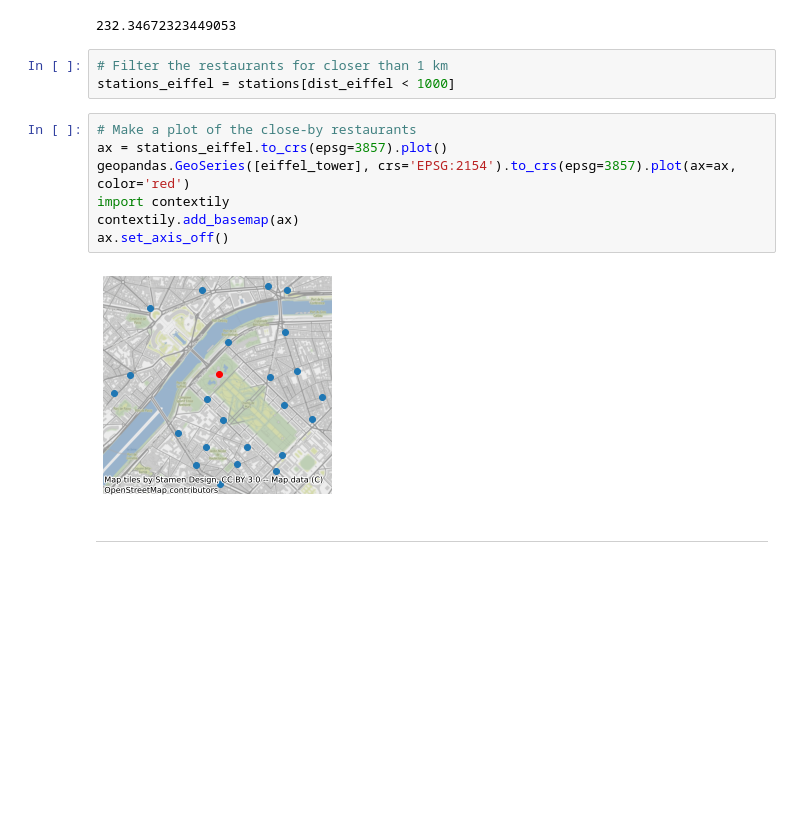
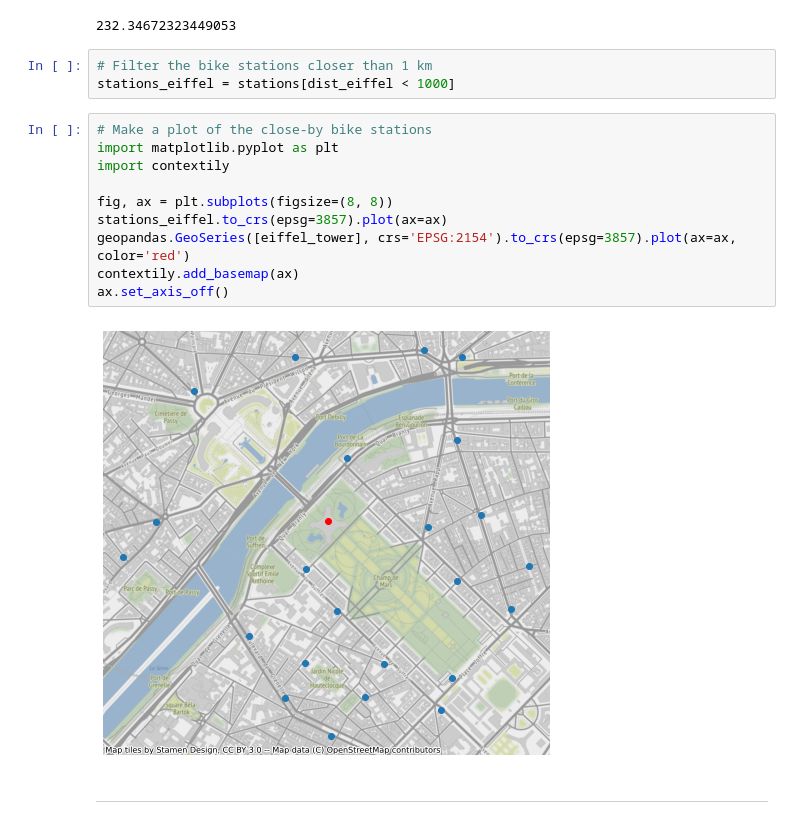
Before and after one commit to jorisvandenbossche/DS-python-geospatial, a Jupyter notebook: _solved/04-spatial-relationships-joins.ipynb, the cells around one changed output. Saved outputs shown, nothing was run; the diff lists cells and outputs as text; blank space fills up the shorter version.

```diff
--- a/_solved/04-spatial-relationships-joins.ipynb
+++ b/_solved/04-spatial-relationships-joins.ipynb
@@ -288,17 +288,20 @@ dist_eiffel.min()
 # %% [output]
 232.34672323449053
 # %%
-# Filter the restaurants for closer than 1 km
+# Filter the bike stations closer than 1 km
 stations_eiffel = stations[dist_eiffel < 1000]
 # %%
-# Make a plot of the close-by restaurants
-ax = stations_eiffel.to_crs(epsg=3857).plot()
+# Make a plot of the close-by bike stations
+import matplotlib.pyplot as plt
+import contextily
+
+fig, ax = plt.subplots(figsize=(8, 8))
+stations_eiffel.to_crs(epsg=3857).plot(ax=ax)
 geopandas.GeoSeries([eiffel_tower], crs='EPSG:2154').to_crs(epsg=3857).plot(ax=ax, color='red')
-import contextily
 contextily.add_basemap(ax)
 ax.set_axis_off()
 # %% [output]
-[figure, old version]
+[figure, new version]
 # %% [markdown]
 ---
 # %% [markdown]
```
Also changed, not shown: parts of 2 cells of this notebook, 3 other files.
